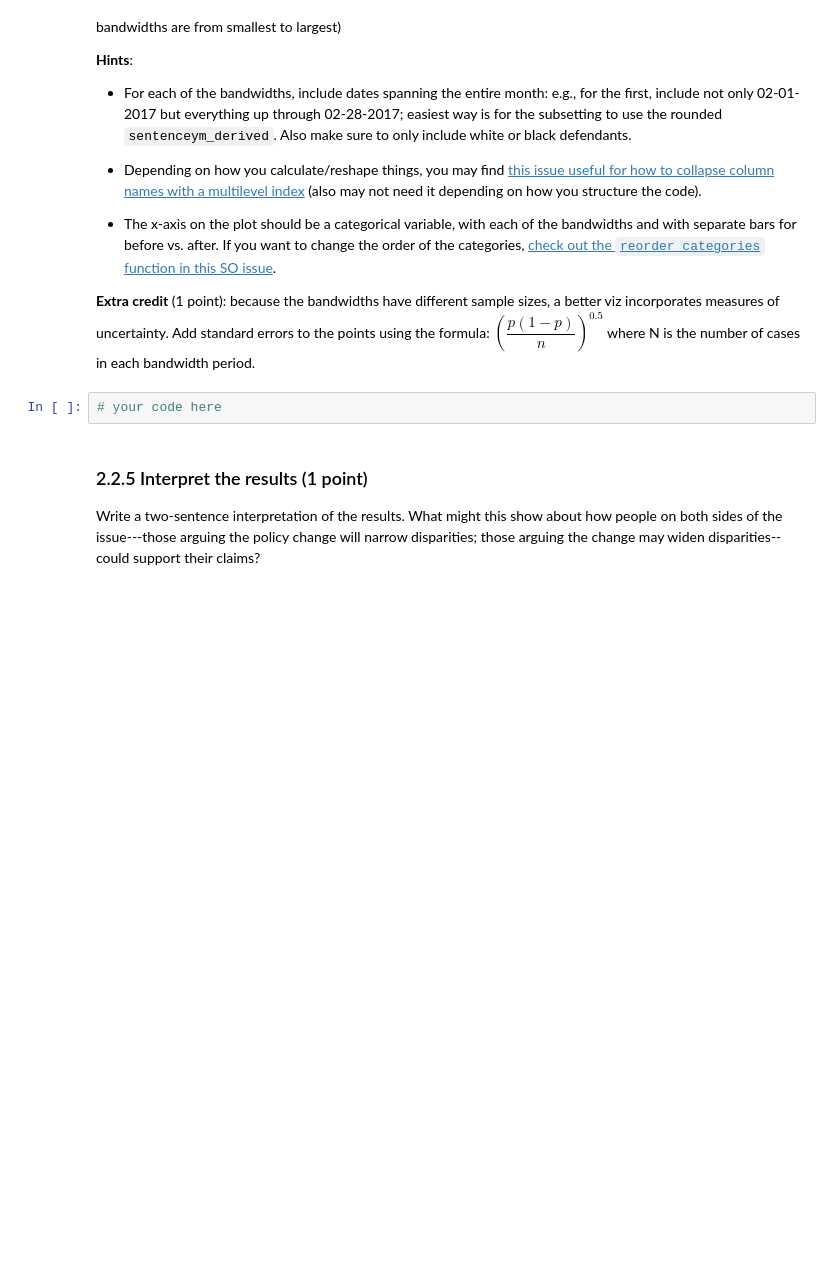
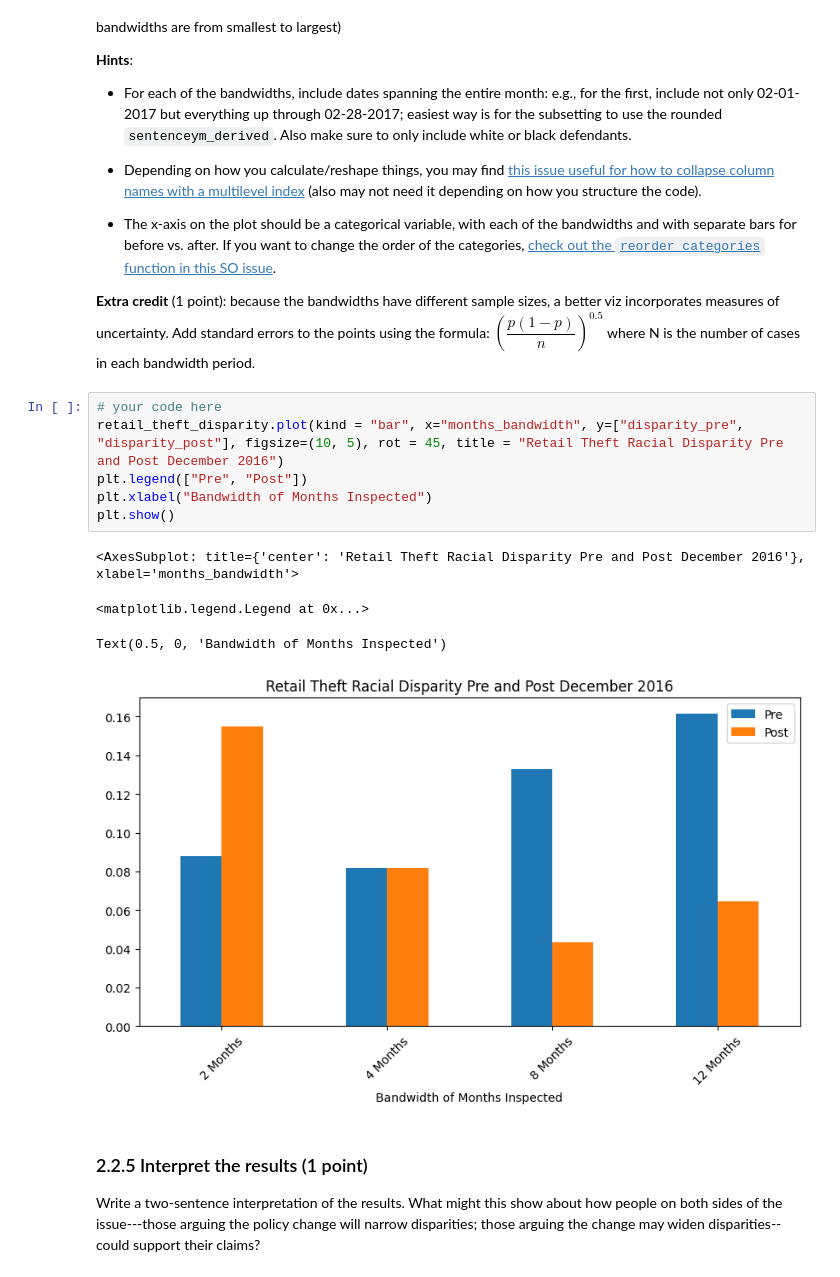
Before and after one commit to alexcraig043/qss-20, a Jupyter notebook: problemsets/pset2/pset2_f0055yb.ipynb, the cells around one changed output. Saved outputs shown, nothing was run; the diff lists cells and outputs as text; blank space fills up the shorter version.

```diff
--- a/problemsets/pset2/pset2_f0055yb.ipynb
+++ b/problemsets/pset2/pset2_f0055yb.ipynb
@@ -629,6 +686,15 @@ Use the table you just made to create a bar chart, where the x axis represents d
 **Extra credit** (1 point): because the bandwidths have different sample sizes, a better viz incorporates measures of uncertainty. Add standard errors to the points using the formula: $(\dfrac{p(1-p)}{n})^{0.5}$ where N is the number of cases in each bandwidth period.
 # %%
 # your code here
+retail_theft_disparity.plot(kind = "bar", x="months_bandwidth", y=["disparity_pre", "disparity_post"], figsize=(10, 5), rot = 45, title = "Retail Theft Racial Disparity Pre and Post December 2016")
+plt.legend(["Pre", "Post"])
+plt.xlabel("Bandwidth of Months Inspected")
+plt.show()
+# %% [output]
+<AxesSubplot: title={'center': 'Retail Theft Racial Disparity Pre and Post December 2016'}, xlabel='months_bandwidth'>
+<matplotlib.legend.Legend at 0x...>
+Text(0.5, 0, 'Bandwidth of Months Inspected')
+[figure, added]
 # %% [markdown]
 ### 2.2.5 Interpret the results (1 point)
 
```
Also changed, not shown: parts of 4 cells of this notebook.
